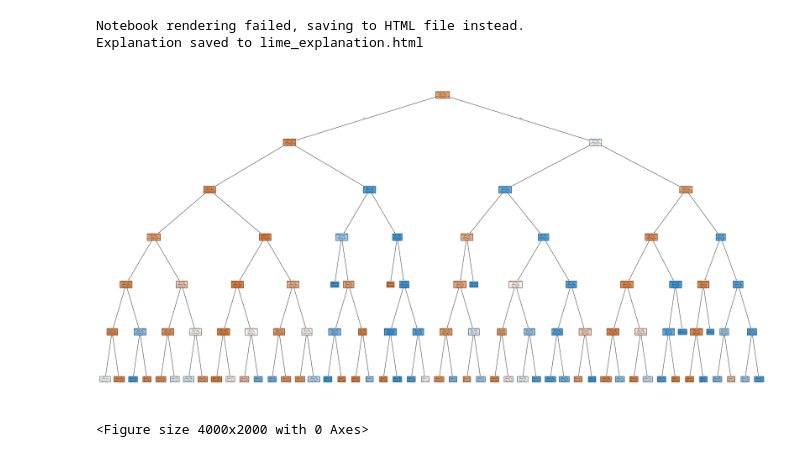
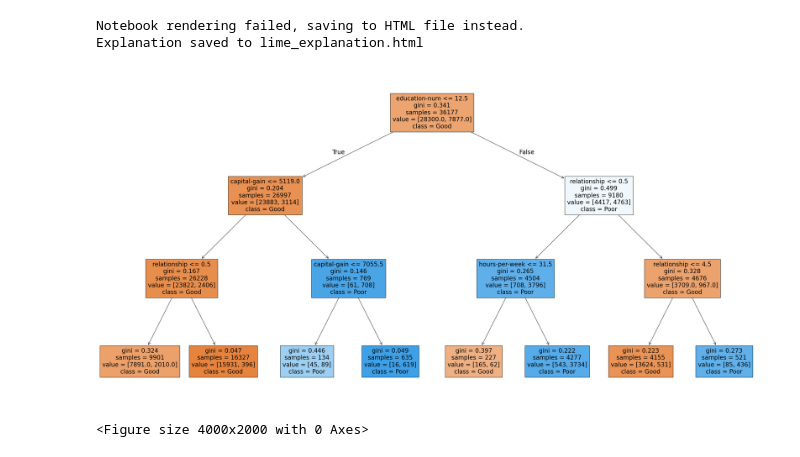
Before and after one commit to HMZHZDH7/DataWranglingRESQ, a Jupyter notebook: shap vs lime.ipynb, the cells around one changed output. Cells and saved outputs as stored; diff of their text form; code cells hidden in the pictures.

```diff
--- a/shap vs lime.ipynb
+++ b/shap vs lime.ipynb
@@ -80,21 +80,21 @@ Explanation saved to lime_explanation.html
 # %%
 from sklearn.tree import DecisionTreeClassifier
 from sklearn import tree
 import matplotlib.pyplot as plt
 
 # Train a surrogate tree on X and XGBoost's predictions
 y_pred_proba = model.predict_proba(X_train)[:, 1]
 y_pred = (y_pred_proba > 0.5).astype(int)
 
-surrogate = DecisionTreeClassifier(max_depth=6)
+surrogate = DecisionTreeClassifier(max_depth=3)
 surrogate.fit(X_train, y_pred)
 
 # Visualize
 plt.figure(figsize=(40,20))
 tree.plot_tree(surrogate, feature_names=X_train.columns, class_names=["Good", "Poor"], filled=True)
 plt.show()
 # %% [output]
-[figure, old version]
+[figure, new version]
 # %%
 import matplotlib.pyplot as plt
 from xgboost import plot_tree
```
Also changed, not shown: parts of 1 cell of this notebook, 16 other files.
